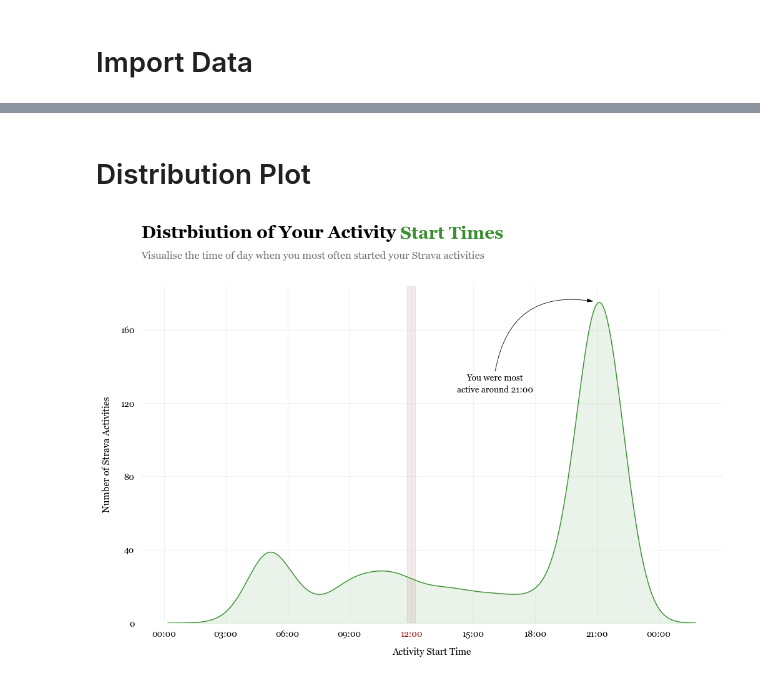
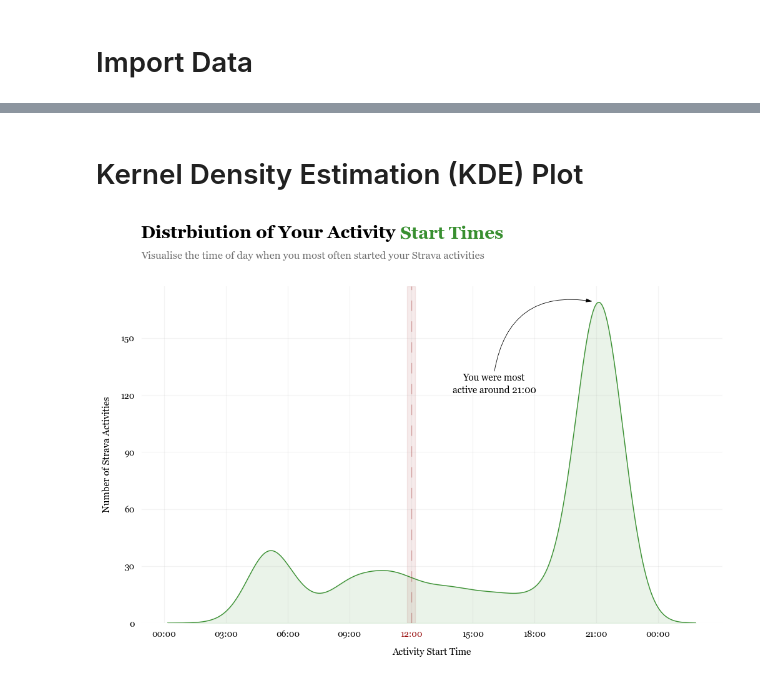
Before and after one commit to anw-g01/strava-data-analysis, a Jupyter notebook: notebooks/activity_start_time_kde.ipynb, the cells around one changed output, grey strips where cells are left out. Cells and saved outputs as stored; diff of their text form; code cells hidden in the pictures.

```diff
--- a/notebooks/activity_start_time_kde.ipynb
+++ b/notebooks/activity_start_time_kde.ipynb
@@ -45,5 +45,5 @@ df.sample(n=5)
 # %% [markdown]
-# Distribution Plot
+# Kernel Density Estimation (KDE) Plot
 # %%
 # choose colours
 midday_colour = "#950404FF"
@@ -67,18 +67,7 @@ ax.set_xticklabels(xtick_labels)
 ax.set_xlabel("Activity Start Time", labelpad=10)
 ax.set_ylabel("Number of Strava Activities", labelpad=10)
 
-# choose a colour palette
-cmap = load_cmap("AsteroidCity1")
-colours = cmap.colors
-
 # plot KDE from seaborn
-kde_params = {
-    "ax": ax,
-    "color": "tab:purple",
-    "bw_adjust": 0.6,
-    # "clip": (0, 24),
-    "gridsize": 500
-}
 sns.kdeplot(
     data=df,
     x="start_hour",
@@ -118,6 +107,12 @@ ax.fill_between(
 
 # shaded band around noon
 ax.axvspan(11.8, 12.2, color=midday_colour, alpha=0.08)
+ax.axvline(
+    x=12,
+    linestyle=(0, (12, 12)),
+    color=midday_colour,
+    alpha=0.3
+)
 
 # colour only the midday (12:00) tick label
 for label, tick in zip(ax.get_xticklabels(), x_range):
@@ -145,34 +140,34 @@ ax.text(
     s=f"You were most\nactive around {x_peak:.0f}:00",
     ha="center",
     va="center",
-    fontsize=10,
+    fontsize=11,
     linespacing=1.45
 )
 
 # chart title
 x_value, y_value = 0.125, 1.02
 fig_text(
     x=x_value, y=y_value,
     s=f"Distrbiution of Your Activity <Start Times>",
     highlight_textprops=[
         {"color": line_colour, "weight": "bold"},
     ],
     fontsize=20,
     weight="bold"
 )
 
 # chart subtitle
 fig.text(
     x=x_value,
     y=y_value * 0.925,
     s="Visualise the time of day when you most often started your Strava activities",
     size=12,
     color="#6e6e6e"
 )
 
 # save figure as SVG
 plt.savefig("../images/activity_start_time_kde.svg", bbox_inches="tight")
 
 plt.show()
 # %% [output]
-[figure, old version]
+[figure, new version]
```
Also changed, not shown: parts of 1 cell of this notebook, 9 other files.
